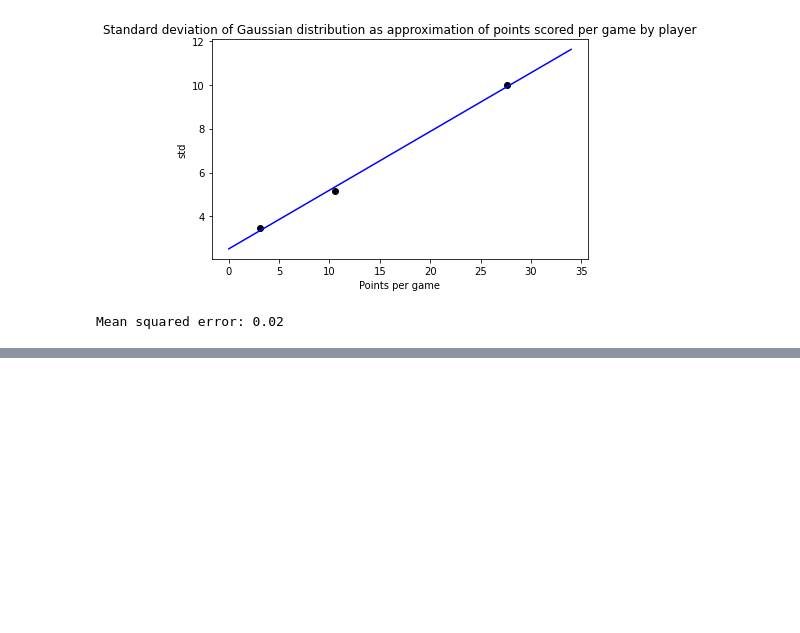
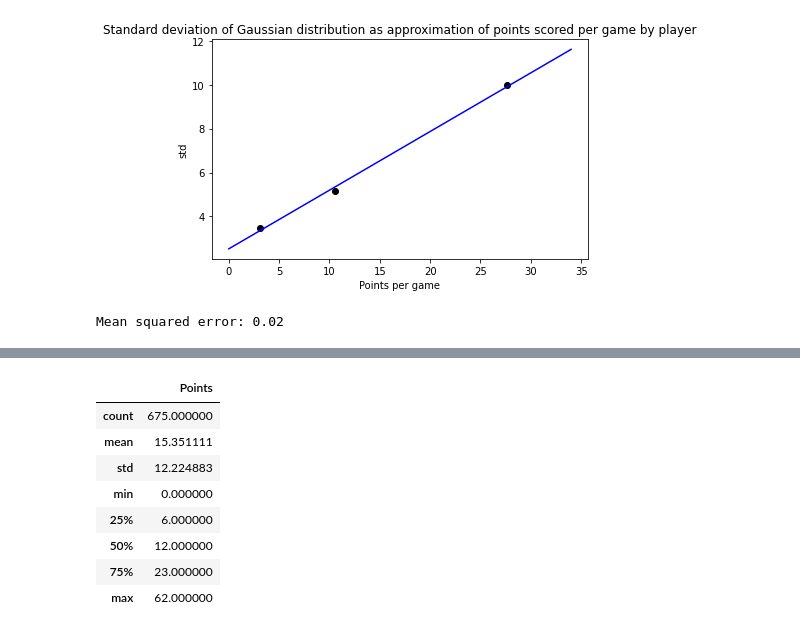
Before and after one commit to gabrielfior/nba-franchise-manager, a Jupyter notebook: notebooks/analysis_point_scored_per_game.ipynb, the cells around one changed output, grey strips where cells are left out. Drawn from its saved outputs; the diff is of its cells as text; code cells hidden in the pictures; blank space fills up the shorter version.

```diff
--- a/notebooks/analysis_point_scored_per_game.ipynb
+++ b/notebooks/analysis_point_scored_per_game.ipynb
@@ -120,0 +146,12 @@ Mean squared error: 0.02
+# %%
+df.describe()
+# %% [output]
+|  | Points |
+| count | 675.000000 |
+| mean | 15.351111 |
+| std | 12.224883 |
+| min | 0.000000 |
+| 25% | 6.000000 |
+| 50% | 12.000000 |
+| 75% | 23.000000 |
+| max | 62.000000 |
```
Also changed, not shown: parts of 11 cells of this notebook, 12 other files.
